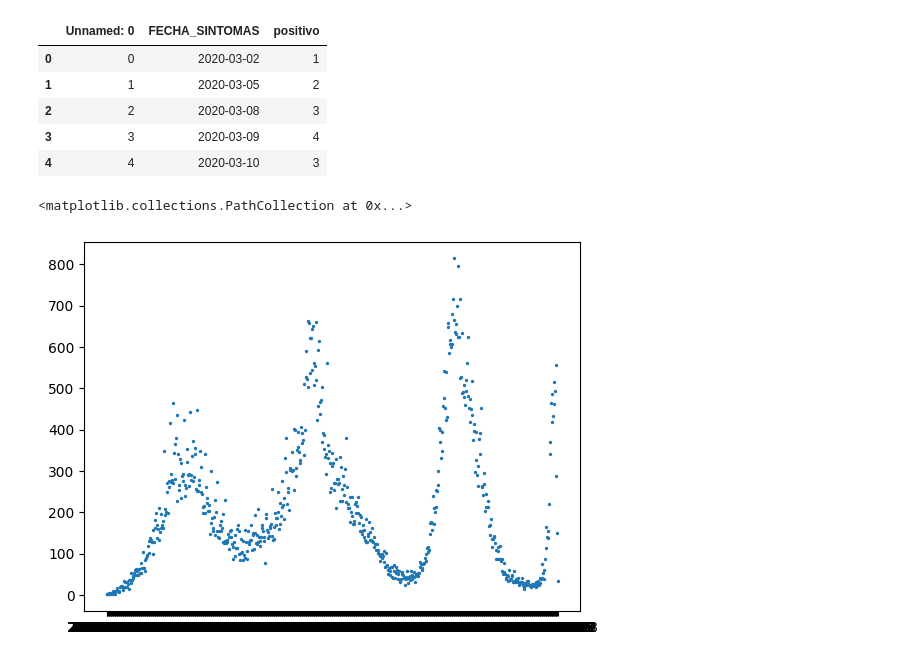
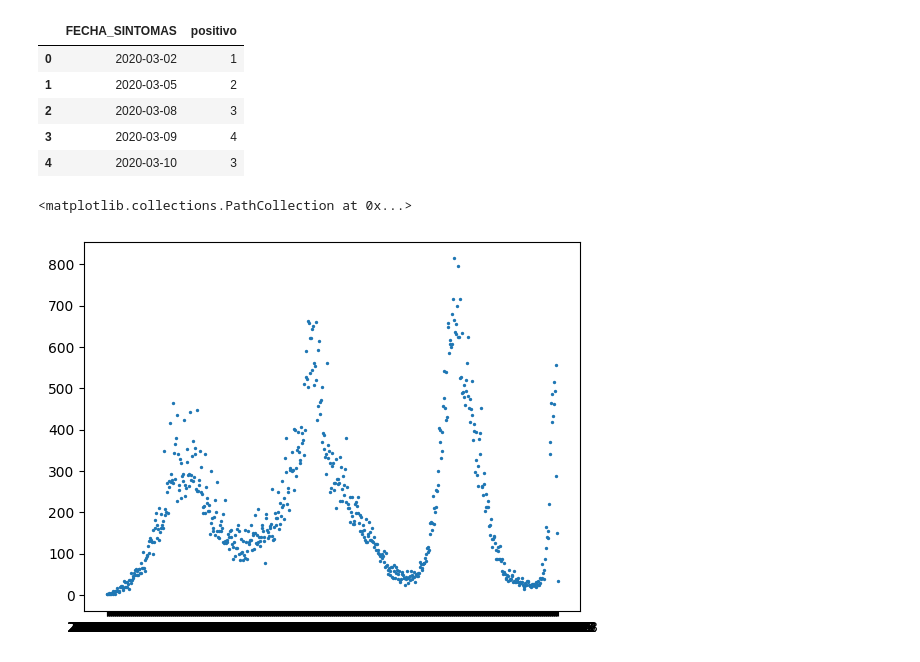
Before and after one commit to MCPMAlf/An-lisis-de-Datos, a Jupyter notebook: Proyecto3.ipynb, the cells around one changed output. Cells and saved outputs as stored; diff of their text form; code cells hidden in the pictures.

```diff
--- a/Proyecto3.ipynb
+++ b/Proyecto3.ipynb
@@ -11,16 +14,18 @@ from scipy.interpolate import lagrange
 # %%
 #Lectura de datos
 Datos = pd.read_csv('/content/Puebla_pos.csv')
 
+Datos = Datos.drop(columns = ['Unnamed: 0'])
+
 #Vizualizacion de los datos
 Datos.head()
 # %% [output]
-|  | Unnamed: 0 | FECHA_SINTOMAS | positivo |
-| 0 | 0 | 2020-03-02 | 1 |
-| 1 | 1 | 2020-03-05 | 2 |
-| 2 | 2 | 2020-03-08 | 3 |
-| 3 | 3 | 2020-03-09 | 4 |
-| 4 | 4 | 2020-03-10 | 3 |
+|  | FECHA_SINTOMAS | positivo |
+| 0 | 2020-03-02 | 1 |
+| 1 | 2020-03-05 | 2 |
+| 2 | 2020-03-08 | 3 |
+| 3 | 2020-03-09 | 4 |
+| 4 | 2020-03-10 | 3 |
 # %%
 #Graficar los datos. Eje horizontal representa las fechas; el eje vertical representa el número de infectados en dicha fecha.
 plt.scatter(Datos['FECHA_SINTOMAS'], Datos['positivo'], s = 2)
```
Also changed, not shown: parts of 12 cells of this notebook.
